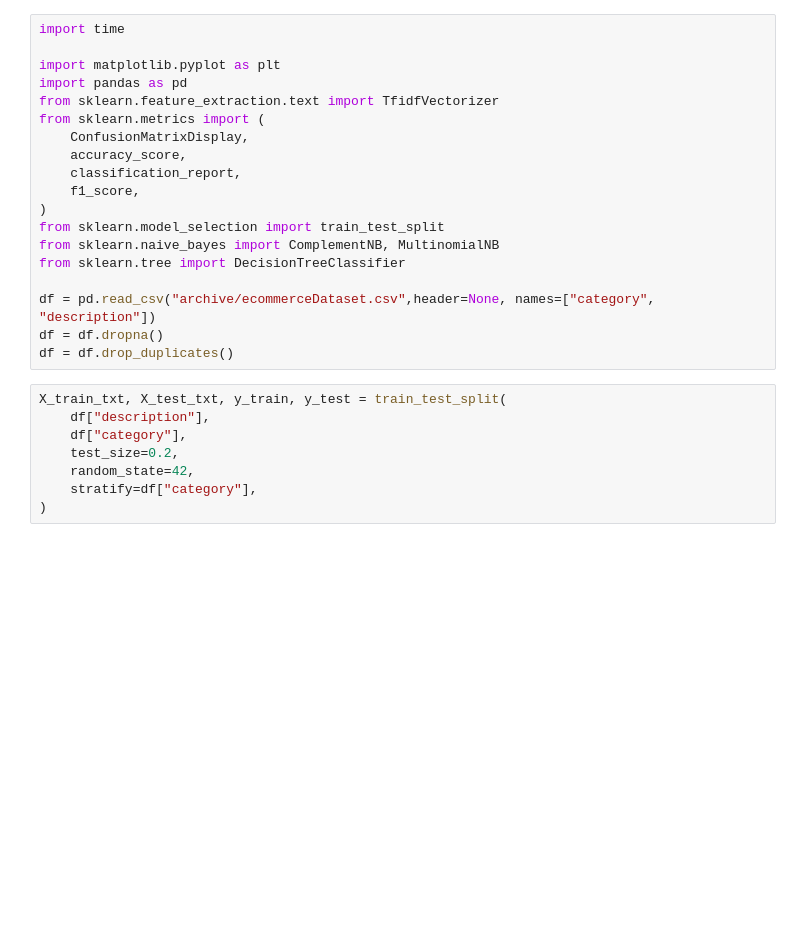
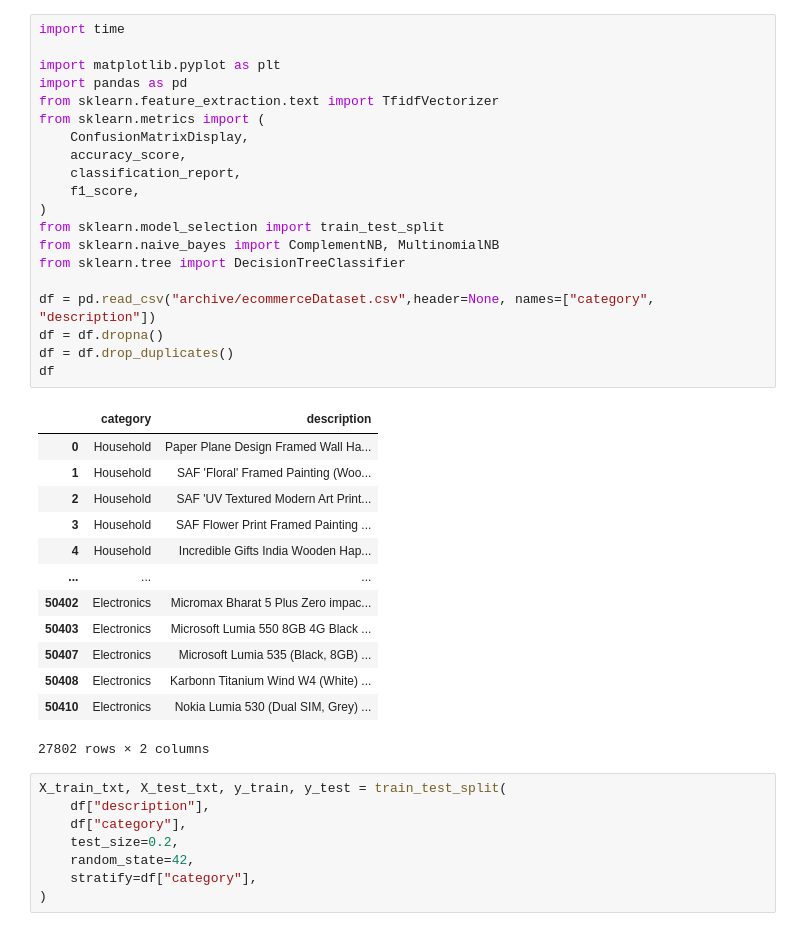
Before and after one commit to ANDYGAB04/Kaggle-Solutions, a Jupyter notebook: Ecommerce-Text-Classification/Ecommerce-Text-Classification.ipynb, the cells around one changed output. Cells and saved outputs as stored; diff of their text form; blank space fills up the shorter version.

```diff
--- a/Ecommerce-Text-Classification/Ecommerce-Text-Classification.ipynb
+++ b/Ecommerce-Text-Classification/Ecommerce-Text-Classification.ipynb
@@ -1,22 +1,37 @@
 # %%
 import time
 
 import matplotlib.pyplot as plt
 import pandas as pd
 from sklearn.feature_extraction.text import TfidfVectorizer
 from sklearn.metrics import (
     ConfusionMatrixDisplay,
     accuracy_score,
     classification_report,
     f1_score,
 )
 from sklearn.model_selection import train_test_split
 from sklearn.naive_bayes import ComplementNB, MultinomialNB
 from sklearn.tree import DecisionTreeClassifier
 
 df = pd.read_csv("archive/ecommerceDataset.csv",header=None, names=["category", "description"])
 df = df.dropna()
 df = df.drop_duplicates()
+df
+# %% [output]
+|  | category | description |
+| 0 | Household | Paper Plane Design Framed Wall Ha... |
+| 1 | Household | SAF 'Floral' Framed Painting (Woo... |
+| 2 | Household | SAF 'UV Textured Modern Art Print... |
+| 3 | Household | SAF Flower Print Framed Painting ... |
+| 4 | Household | Incredible Gifts India Wooden Hap... |
+| ... | ... | ... |
+| 50402 | Electronics | Micromax Bharat 5 Plus Zero impac... |
+| 50403 | Electronics | Microsoft Lumia 550 8GB 4G Black ... |
+| 50407 | Electronics | Microsoft Lumia 535 (Black, 8GB) ... |
+| 50408 | Electronics | Karbonn Titanium Wind W4 (White) ... |
+| 50410 | Electronics | Nokia Lumia 530 (Dual SIM, Grey) ... |
+27802 rows × 2 columns
 # %%
 X_train_txt, X_test_txt, y_train, y_test = train_test_split(
     df["description"],
```
Also changed, not shown: parts of 1 cell of this notebook.
